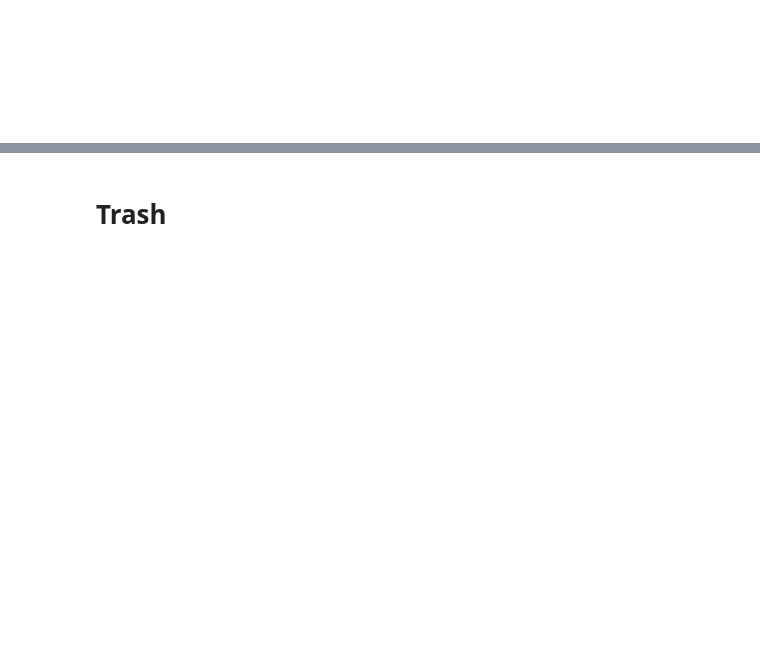
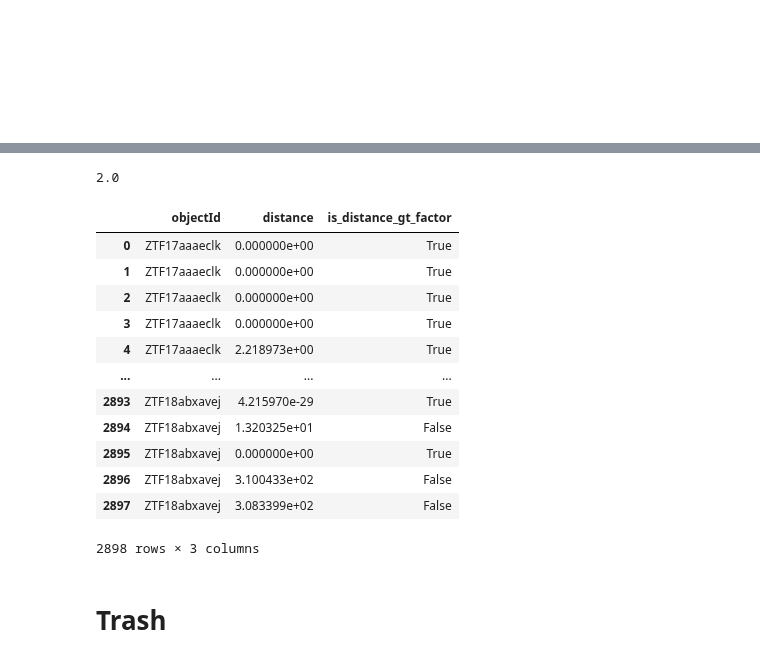
Before and after one commit to ManuGangler/FAnomAlly, a Jupyter notebook: notebook/retrieve_data.ipynb, the cells around one changed output, grey strips where cells are left out. Cells and saved outputs as stored; diff of their text form; code cells hidden in the pictures; blank space fills up the shorter version.

```diff
--- a/notebook/retrieve_data.ipynb
+++ b/notebook/retrieve_data.ipynb
@@ -21,16 +48,16 @@ start_time = time.time()
 
 
 m=0
-factor = 2*(m+1) -1 + 3*np.sqrt(2*(2*(m+1) -1))
+factor = 2*m+1 + 3*np.sqrt(2*(2*m+1))
 l=1
 Q = df[['dc_flux']].iloc[:2*(m+1)]#.values # j:j+m ?
 
-d = {k: 0 for k in unique_ids[0:100]}
+d = {k: 0 for k in unique_ids}
 #print(d)
 
 count = 0
 
-for k in unique_ids[0:100]:
+for k in unique_ids:
 
     T = df[df['objectId'] == k][['fid','dc_flux', 'dc_weight']]
     for l in [0]:
@@ -110,0 +467,13 @@ d
+# %%
+list_of_dicts = []
+
+# Iterate through the data dictionary and create dictionaries for each object ID
+for object_id, distances in d.items():
+    for distance in distances:
+        list_of_dicts.append({'objectId': object_id, 'distance': distance})
+
+# Create DataFrame from the list of dictionaries
+pdf = pd.DataFrame(list_of_dicts)
+
+# Display the DataFrame
+print(pdf)
@@ -111,3 +495,25 @@ d
+# %%
+len(df)/2898
+# %% [output]
+2.0
+# %%
+pdf['is_distance_gt_factor'] = pdf['distance'] <= factor
+# %%
+pdf
+# %% [output]
+|  | objectId | distance | is_distance_gt_factor |
+| 0 | ZTF17aaaeclk | 0.000000e+00 | True |
+| 1 | ZTF17aaaeclk | 0.000000e+00 | True |
+| 2 | ZTF17aaaeclk | 0.000000e+00 | True |
+| 3 | ZTF17aaaeclk | 0.000000e+00 | True |
+| 4 | ZTF17aaaeclk | 2.218973e+00 | True |
+| ... | ... | ... | ... |
+| 2893 | ZTF18abxavej | 4.215970e-29 | True |
+| 2894 | ZTF18abxavej | 1.320325e+01 | False |
+| 2895 | ZTF18abxavej | 0.000000e+00 | True |
+| 2896 | ZTF18abxavej | 3.100433e+02 | False |
+| 2897 | ZTF18abxavej | 3.083399e+02 | False |
+2898 rows × 3 columns
 # %% [markdown]
 # Trash
 # %%
```
Also changed, not shown: parts of 25 cells of this notebook.
